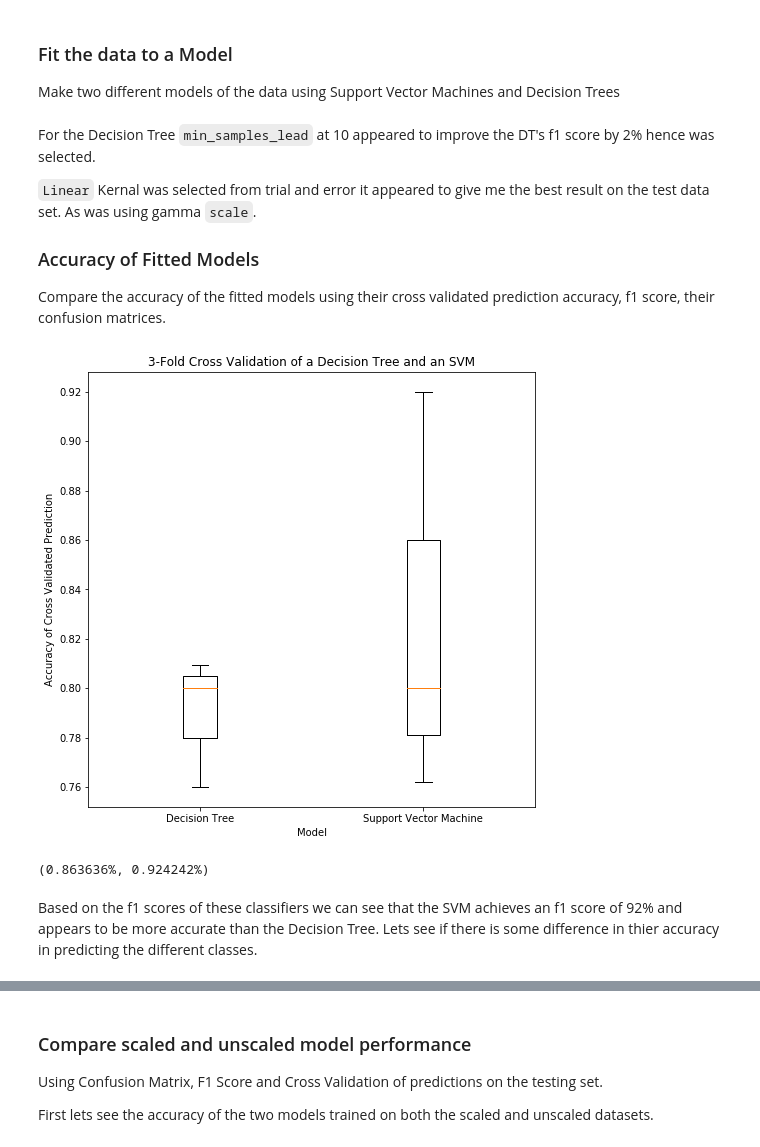
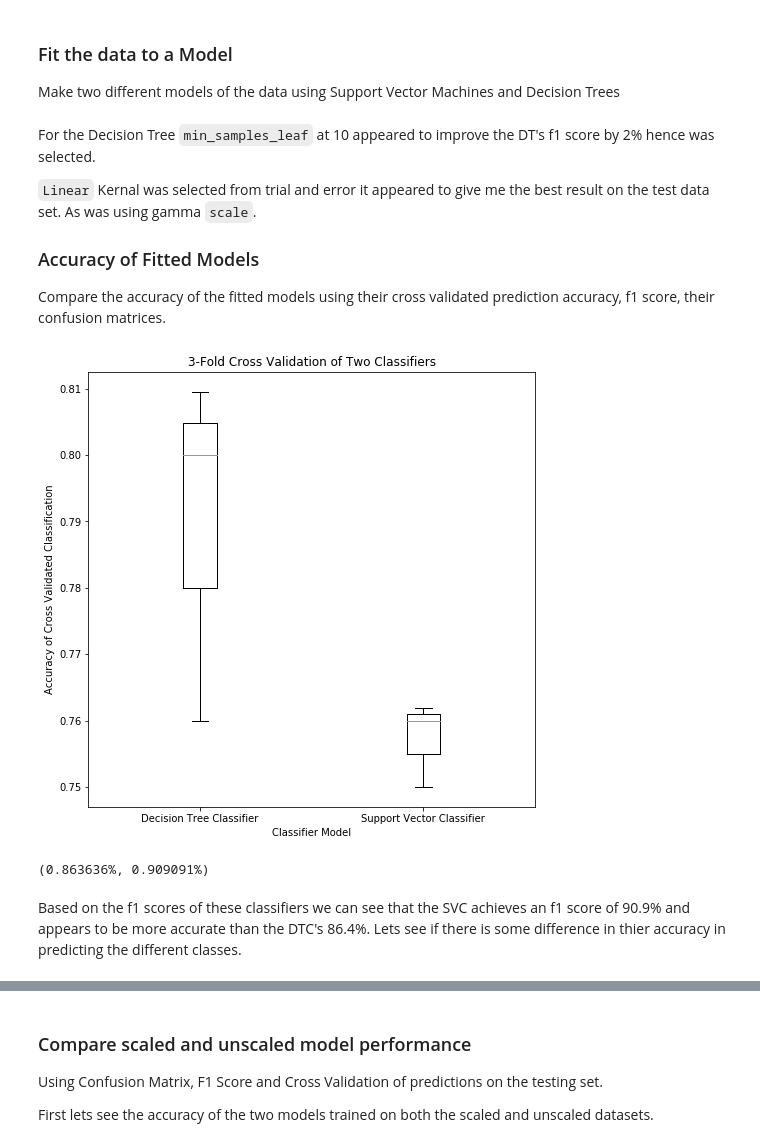
Before and after one commit to SamuelHeath/handson-ml, a Jupyter notebook: labs/lab3/lab03.ipynb, the cells around one changed output, grey strips where cells are left out. Drawn from its saved outputs; the diff is of its cells as text; code cells hidden in the pictures.

```diff
--- a/labs/lab3/lab03.ipynb
+++ b/labs/lab3/lab03.ipynb
@@ -123,9 +128,9 @@ X_test = X_test.drop("label", axis=1)
 # %% [markdown]
 Scale the training and testing data sets so that SVM can better fit the data, and so we can compare the scaled and unscaled models.
 # %%
-from sklearn.preprocessing import StandardScaler
+from sklearn.preprocessing import MinMaxScaler
 
-scaler = StandardScaler(copy=True)
+scaler = MinMaxScaler(copy=True)
 X_train_scaled = scaler.fit_transform(X_train)
 X_test_scaled = scaler.transform(X_test)
 # %% [markdown]
@@ -143,7 +148,7 @@ dt_test_predict = dt.predict(X_test_scaled)
 svm = SVC(gamma="auto", C=3, kernel="linear", decision_function_shape="ovo", random_state=random_seed).fit(X_train_scaled, y_train)
 svm_test_predict = svm.predict(X_test_scaled)
 # %% [markdown]
-For the Decision Tree `min_samples_lead` at 10 appeared to improve the DT's f1 score by 2% hence was selected.
+For the Decision Tree `min_samples_leaf` at 10 appeared to improve the DT's f1 score by 2% hence was selected.
 
 `Linear` Kernal was selected from trial and error it appeared to give me the best result on the test data set. As was using gamma `scale`.
 
@@ -152,18 +157,18 @@ Compare the accuracy of the fitted models using their cross validated prediction
 # %%
 from sklearn.model_selection import cross_val_score
 from sklearn.metrics import f1_score, confusion_matrix
 
 dt_y_predict = cross_val_score(dt, X_test_scaled, y_test, cv=3)
 svm_y_predict = cross_val_score(svm, X_test_scaled, y_test, cv=3)
 
 plt.figure(figsize=(8,8))
-plt.boxplot([dt_y_predict, svm_y_predict], labels=["Decision Tree", "Support Vector Machine"])
-plt.title("3-Fold Cross Validation of a Decision Tree and an SVM")
-plt.ylabel("Accuracy of Cross Validated Prediction")
-plt.xlabel("Model")
+plt.boxplot([dt_y_predict, svm_y_predict], labels=["Decision Tree Classifier", "Support Vector Classifier"])
+plt.title("3-Fold Cross Validation of Two Classifiers")
+plt.ylabel("Accuracy of Cross Validated Classification")
+plt.xlabel("Classifier Model")
 plt.show()
 # %% [output]
-[figure, old version]
+[figure, new version]
 # %%
 # Use micro as it averages across all of the predicted classes.
 dt_f1 = f1_score(y_test, dt_test_predict, average="micro")
@@ -171,9 +176,9 @@ svm_f1 = f1_score(y_test, svm_test_predict, average="micro")
 
 print("(%.6f%%, %.6f%%)" % (dt_f1, svm_f1))
 # %% [output]
-(0.863636%, 0.924242%)
+(0.863636%, 0.909091%)
 # %% [markdown]
-Based on the f1 scores of these classifiers we can see that the SVM achieves an f1 score of 92% and appears to be more accurate than the Decision Tree. Lets see if there is some difference in thier accuracy in predicting the different classes.
+Based on the f1 scores of these classifiers we can see that the SVC achieves an f1 score of 90.9% and appears to be more accurate than the DTC's 86.4%. Lets see if there is some difference in thier accuracy in predicting the different classes.
 # %%
 def plot_confusion_matrix(matrix, title=""):
     """If you prefer color and a colorbar"""
```
Also changed, not shown: parts of 37 cells of this notebook.
